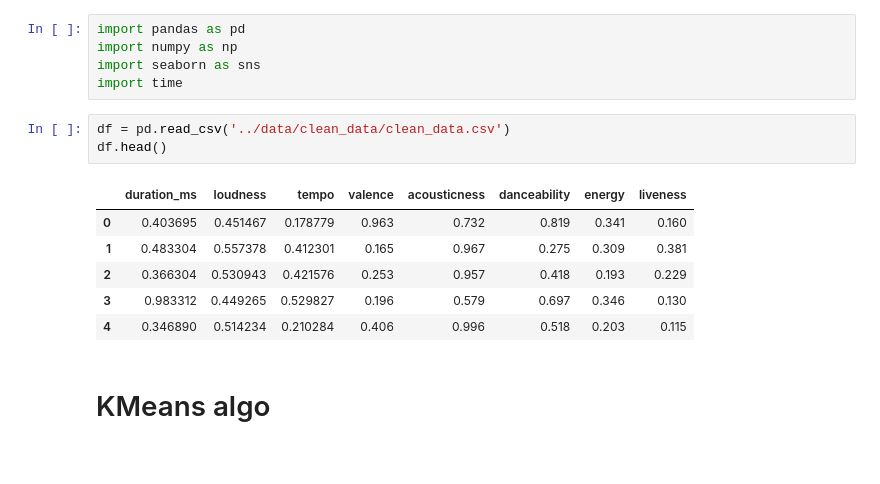
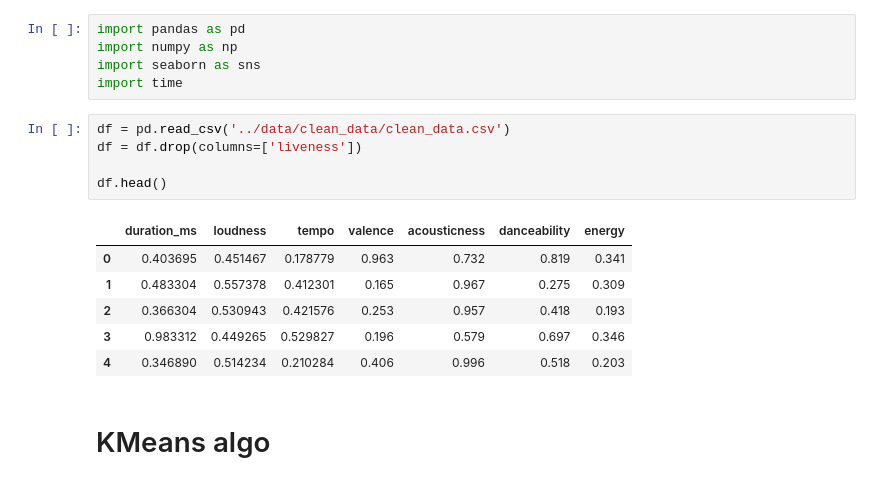
Before and after one commit to vitorsouton/cifo, a Jupyter notebook: notebooks/kmeans_baseline.ipynb, the cells around one changed output. Cells and saved outputs as stored; diff of their text form.

```diff
--- a/notebooks/kmeans_baseline.ipynb
+++ b/notebooks/kmeans_baseline.ipynb
@@ -5,14 +5,16 @@ import seaborn as sns
 import time
 # %%
 df = pd.read_csv('../data/clean_data/clean_data.csv')
+df = df.drop(columns=['liveness'])
+
 df.head()
 # %% [output]
-|  | duration_ms | loudness | tempo | valence | acousticness | danceability | energy | liveness |
-| 0 | 0.403695 | 0.451467 | 0.178779 | 0.963 | 0.732 | 0.819 | 0.341 | 0.160 |
-| 1 | 0.483304 | 0.557378 | 0.412301 | 0.165 | 0.967 | 0.275 | 0.309 | 0.381 |
-| 2 | 0.366304 | 0.530943 | 0.421576 | 0.253 | 0.957 | 0.418 | 0.193 | 0.229 |
-| 3 | 0.983312 | 0.449265 | 0.529827 | 0.196 | 0.579 | 0.697 | 0.346 | 0.130 |
-| 4 | 0.346890 | 0.514234 | 0.210284 | 0.406 | 0.996 | 0.518 | 0.203 | 0.115 |
+|  | duration_ms | loudness | tempo | valence | acousticness | danceability | energy |
+| 0 | 0.403695 | 0.451467 | 0.178779 | 0.963 | 0.732 | 0.819 | 0.341 |
+| 1 | 0.483304 | 0.557378 | 0.412301 | 0.165 | 0.967 | 0.275 | 0.309 |
+| 2 | 0.366304 | 0.530943 | 0.421576 | 0.253 | 0.957 | 0.418 | 0.193 |
+| 3 | 0.983312 | 0.449265 | 0.529827 | 0.196 | 0.579 | 0.697 | 0.346 |
+| 4 | 0.346890 | 0.514234 | 0.210284 | 0.406 | 0.996 | 0.518 | 0.203 |
 # %% [markdown]
 # KMeans algo
 # %%
```
Also changed, not shown: parts of 1 cell of this notebook, 2 other files.
